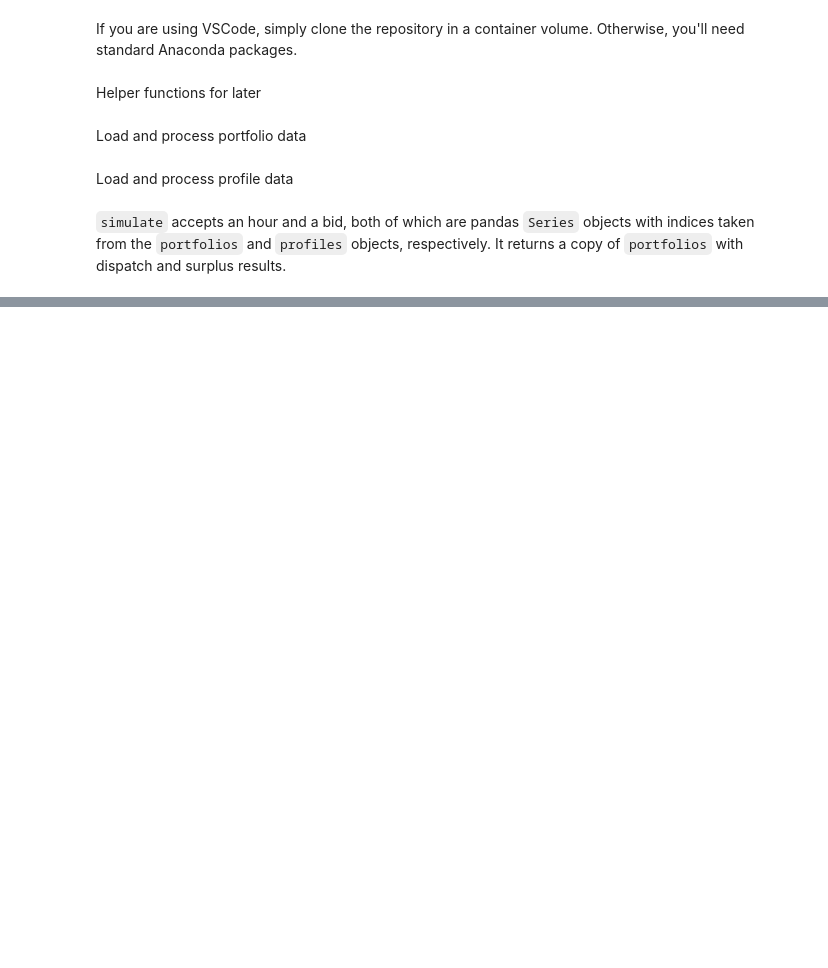
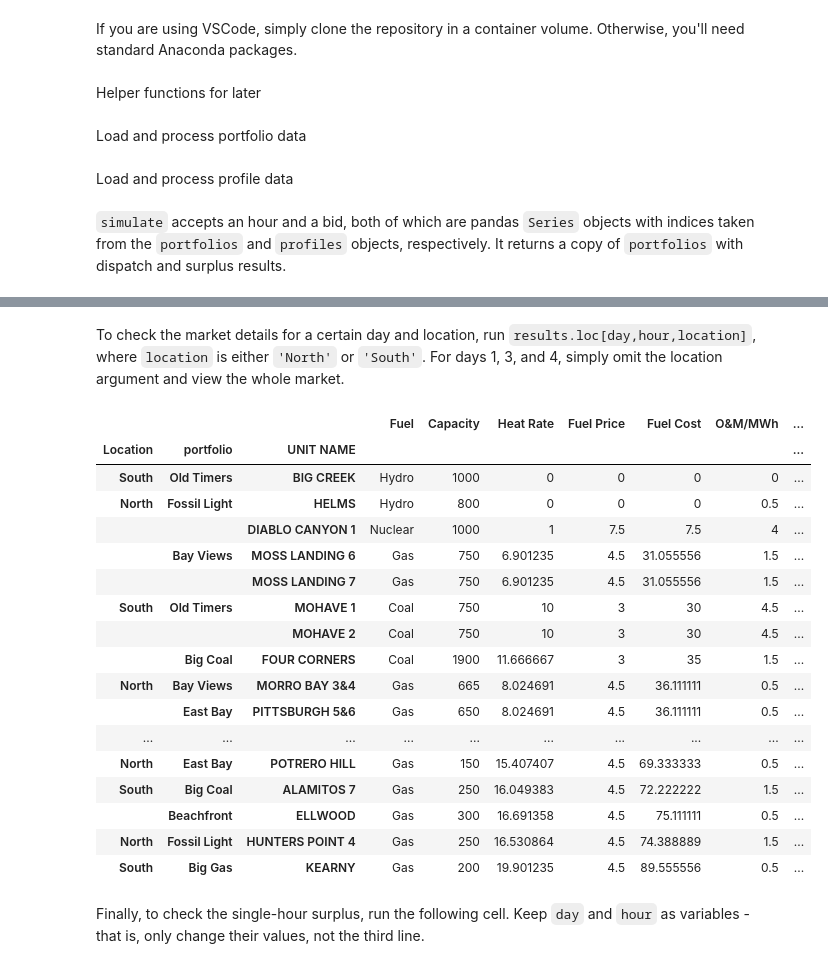
Before and after one commit to eli-brock/esg_simulator, a Jupyter notebook: esg_simulator.ipynb, the cells around one changed output, grey strips where cells are left out. Saved outputs shown, nothing was run; the diff lists cells and outputs as text; code cells hidden in the pictures; blank space fills up the shorter version.

```diff
--- a/esg_simulator.ipynb
+++ b/esg_simulator.ipynb
@@ -156,0 +206,25 @@ fig.show()
+# %% [markdown]
+To check the market details for a certain day and location, run ``results.loc[day,hour,location]``, where ``location`` is either ``'North'`` or ``'South'``. For days 1, 3, and 4, simply omit the location argument and view the whole market.
+# %%
+results.loc[(4,1)]
+# %% [output]
+|  |  |  | Fuel | Capacity | Heat Rate | Fuel Price | Fuel Cost | O&M/MWh | ... |
+| Location | portfolio | UNIT NAME |  |  |  |  |  |  | ... |
+| South | Old Timers | BIG CREEK | Hydro | 1000 | 0 | 0 | 0 | 0 | ... |
+| North | Fossil Light | HELMS | Hydro | 800 | 0 | 0 | 0 | 0.5 | ... |
+|  |  | DIABLO CANYON 1 | Nuclear | 1000 | 1 | 7.5 | 7.5 | 4 | ... |
+|  | Bay Views | MOSS LANDING 6 | Gas | 750 | 6.901235 | 4.5 | 31.055556 | 1.5 | ... |
+|  |  | MOSS LANDING 7 | Gas | 750 | 6.901235 | 4.5 | 31.055556 | 1.5 | ... |
+| South | Old Timers | MOHAVE 1 | Coal | 750 | 10 | 3 | 30 | 4.5 | ... |
+|  |  | MOHAVE 2 | Coal | 750 | 10 | 3 | 30 | 4.5 | ... |
+|  | Big Coal | FOUR CORNERS | Coal | 1900 | 11.666667 | 3 | 35 | 1.5 | ... |
+| North | Bay Views | MORRO BAY 3&4 | Gas | 665 | 8.024691 | 4.5 | 36.111111 | 0.5 | ... |
+|  | East Bay | PITTSBURGH 5&6 | Gas | 650 | 8.024691 | 4.5 | 36.111111 | 0.5 | ... |
+| ... | ... | ... | ... | ... | ... | ... | ... | ... | ... |
+| North | East Bay | POTRERO HILL | Gas | 150 | 15.407407 | 4.5 | 69.333333 | 0.5 | ... |
+| South | Big Coal | ALAMITOS 7 | Gas | 250 | 16.049383 | 4.5 | 72.222222 | 1.5 | ... |
+|  | Beachfront | ELLWOOD | Gas | 300 | 16.691358 | 4.5 | 75.111111 | 0.5 | ... |
+| North | Fossil Light | HUNTERS POINT 4 | Gas | 250 | 16.530864 | 4.5 | 74.388889 | 1.5 | ... |
+| South | Big Gas | KEARNY | Gas | 200 | 19.901235 | 4.5 | 89.555556 | 0.5 | ... |
+# %% [markdown]
+Finally, to check the single-hour surplus, run the following cell. Keep ``day`` and ``hour`` as variables - that is, only change their values, not the third line.
```
Also changed, not shown: parts of 17 cells of this notebook.
